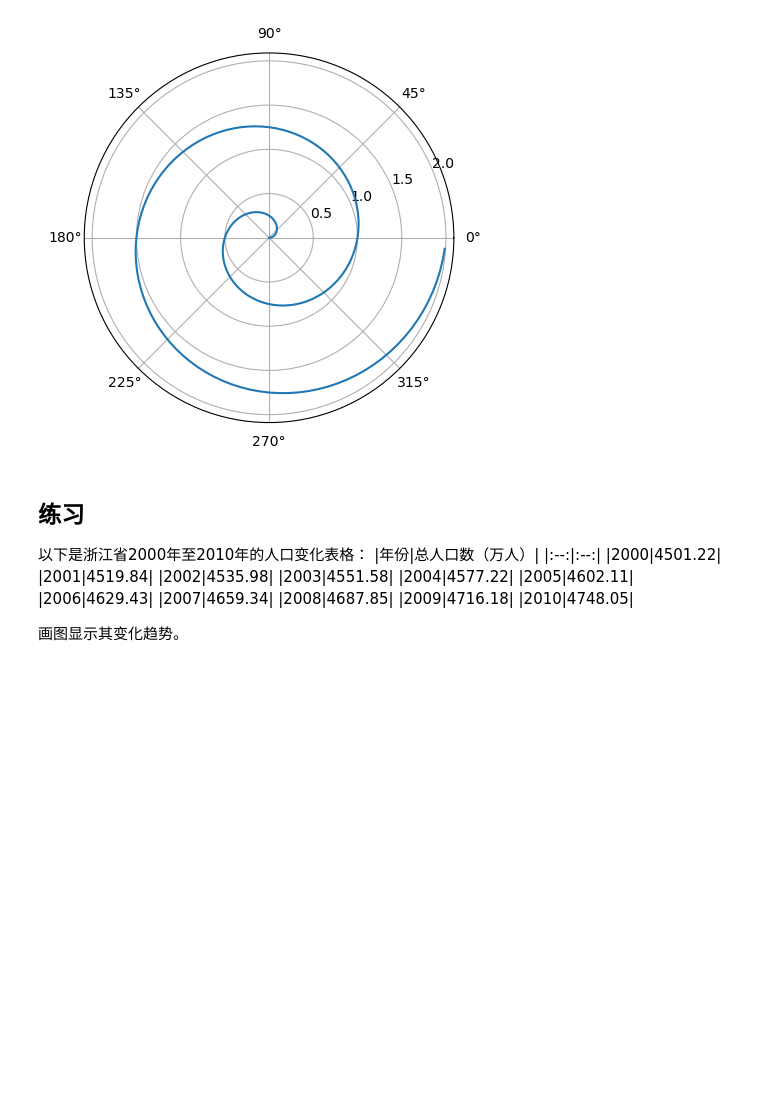
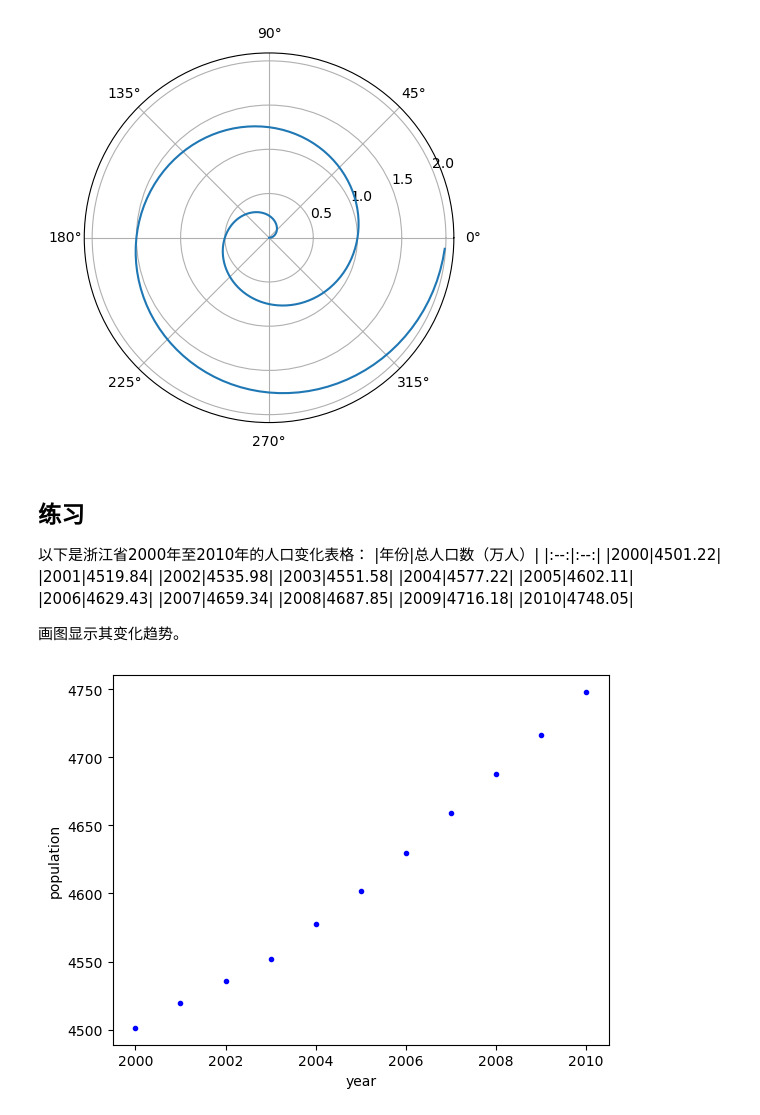
Before and after one commit to hanjianwei/zju-mm, a Jupyter notebook: intro.ipynb, the cells around one changed output. Cells and saved outputs as stored; diff of their text form; code cells hidden in the pictures; blank space fills up the shorter version.

```diff
--- a/intro.ipynb
+++ b/intro.ipynb
@@ -151,6 +151,14 @@ plt.show()
 # %%
 import numpy as np
 import matplotlib.pyplot as plt
 
 year = np.arange(2000, 2011)
 population = [4501.22, 4519.84, 4535.98, 4551.58, 4577.22, 4602.11, 4629.43, 4659.34, 4687.85, 4716.18, 4748.05]
+
+plt.plot(year, population, 'b.', label='population')
+plt.xlabel('year')
+plt.ylabel('population')
+plt.le
+plt.show()
+# %% [output]
+[figure, added]
```
Also changed, not shown: 4 other files.
